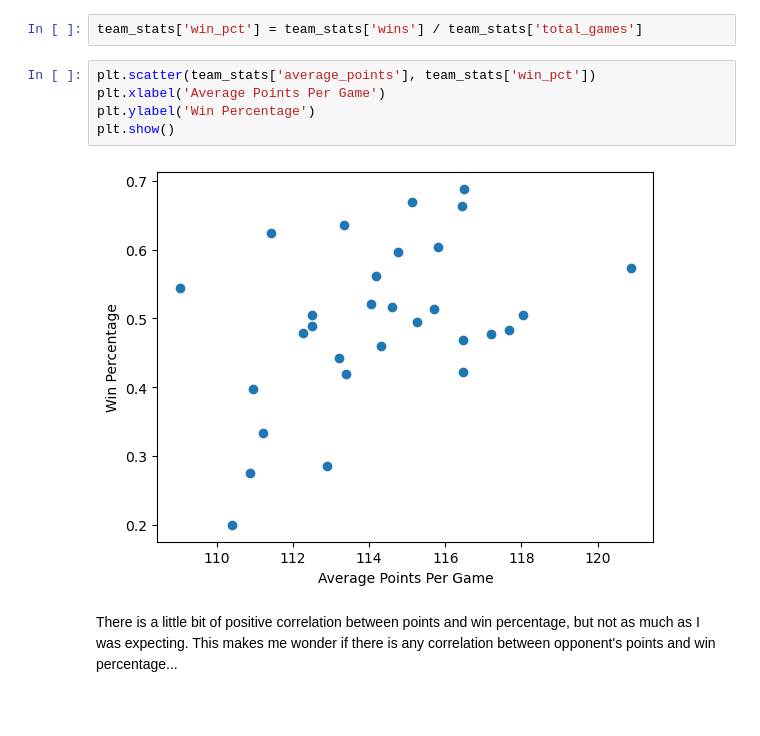
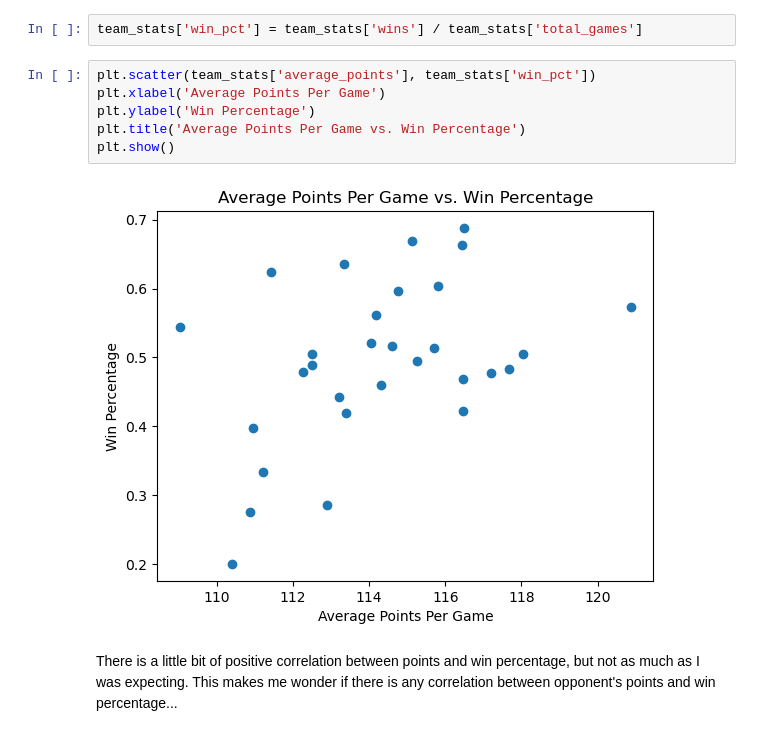
Before and after one commit to dlesueur/386Project, a Jupyter notebook: EDA.ipynb, the cells around one changed output. Saved outputs shown, nothing was run; the diff lists cells and outputs as text; blank space fills up the shorter version.

```diff
--- a/EDA.ipynb
+++ b/EDA.ipynb
@@ -83,10 +84,11 @@ team_stats['win_pct'] = team_stats['wins'] / team_stats['total_games']
 # %%
 plt.scatter(team_stats['average_points'], team_stats['win_pct'])
 plt.xlabel('Average Points Per Game')
 plt.ylabel('Win Percentage')
+plt.title('Average Points Per Game vs. Win Percentage')
 plt.show()
 # %% [output]
-[figure, old version]
+[figure, new version]
 # %% [markdown]
 There is a little bit of positive correlation between points and win percentage, but not as much as I was expecting. This makes me wonder if there is any correlation between opponent's points and win percentage...
 # %% [markdown]
```
Also changed, not shown: parts of 17 cells of this notebook, 8 other files.
